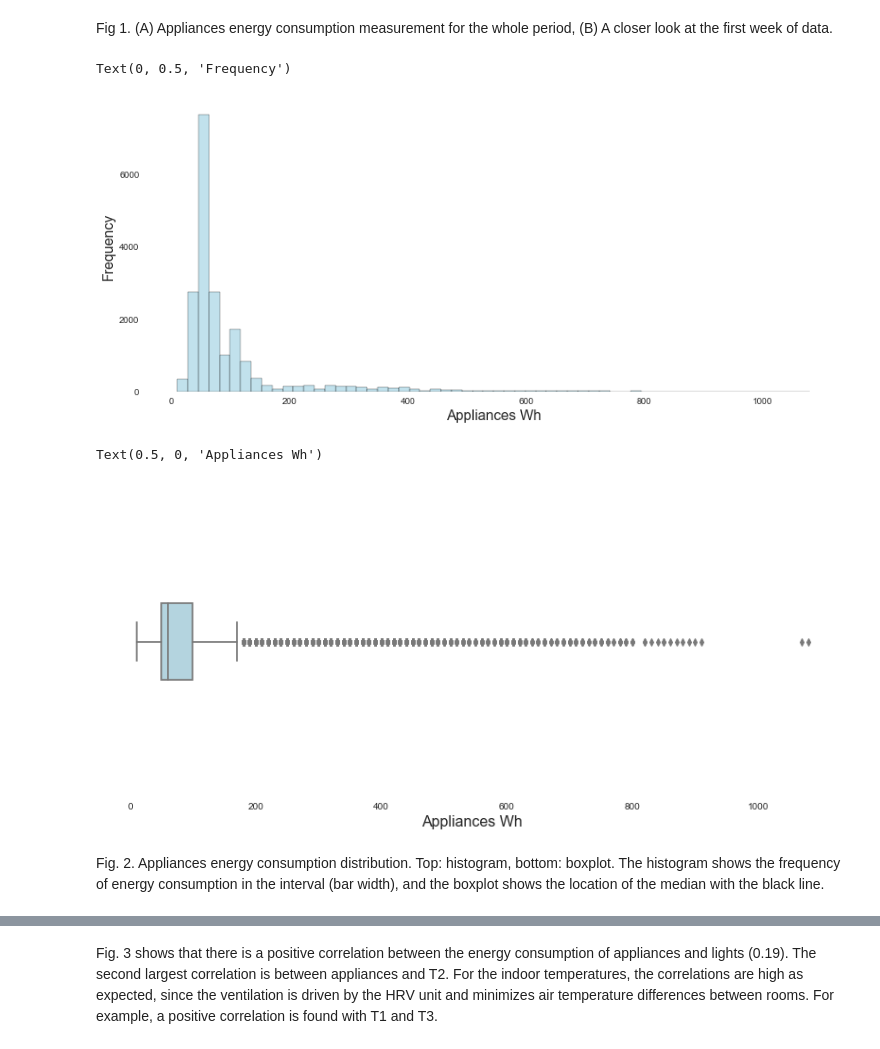
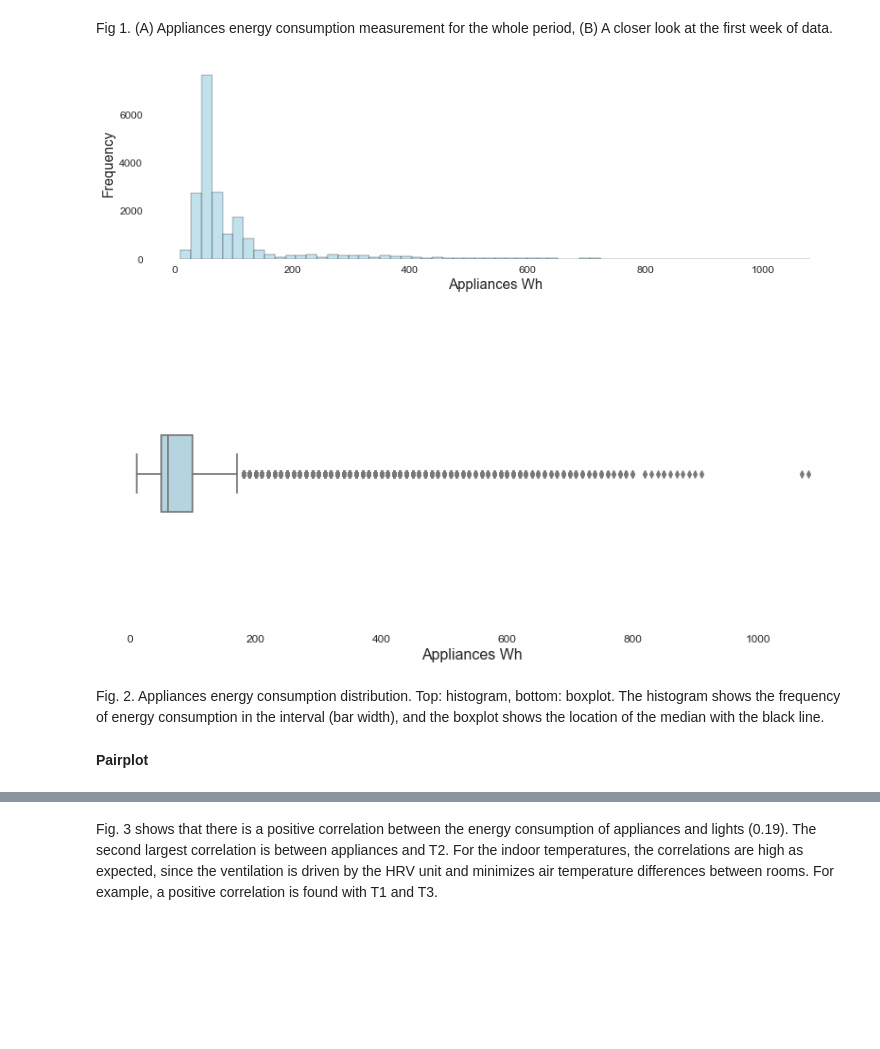
Before and after one commit to mona-piya/DS-portfolio-s1-2021-MonaMunegan, a Jupyter notebook: Portfolio 2.ipynb, the cells around one changed output, grey strips where cells are left out. Cells and saved outputs as stored; diff of their text form; code cells hidden in the pictures; blank space fills up the shorter version.

```diff
--- a/Portfolio 2.ipynb
+++ b/Portfolio 2.ipynb
@@ -87,21 +104,26 @@ plt.show()
 # %% [markdown]
 Fig 1. (A) Appliances energy consumption measurement for the whole period, (B) A closer look at the first week of data.
 # %%
-
-plt.figure(figsize=(14,6))
+plt.figure(figsize=(14,4))
 sns.histplot(data=data, x='Appliances', bins=60, color='lightblue').set_facecolor('xkcd:white')
-plt.yticks(np.arange(0, 8000, 2000))
 plt.xlabel('Appliances Wh', fontsize = 16)
 plt.ylabel('Frequency', fontsize = 16)
+plt.xticks(fontsize= 12)
+plt.yticks(np.arange(0, 8000, 2000), fontsize= 12)
+
+plt.show()
 # %% [output]
-Text(0, 0.5, 'Frequency')
-[figure, old version]
+[figure, new version]
 # %%
 plt.figure(figsize=(14,6))
-sns.boxplot(x='Appliances', data=data, width=0.25, color='lightblue').set_facecolor('xkcd:white').
+sns.boxplot(x='Appliances', data=data, width=0.25, color='lightblue').set_facecolor('xkcd:white')
 plt.xlabel('Appliances Wh', fontsize = 16)
+plt.xticks(fontsize= 12)
+plt.yticks(fontsize= 12)
+plt.show()
 # %% [output]
-Text(0.5, 0, 'Appliances Wh')
 [figure]
 # %% [markdown]
 Fig. 2. Appliances energy consumption distribution. Top: histogram, bottom: boxplot. The histogram shows the frequency of energy consumption in the interval (bar width), and the boxplot shows the location of the median with the black line.
+# %% [markdown]
+__Pairplot__
```
Also changed, not shown: parts of 17 cells of this notebook.
